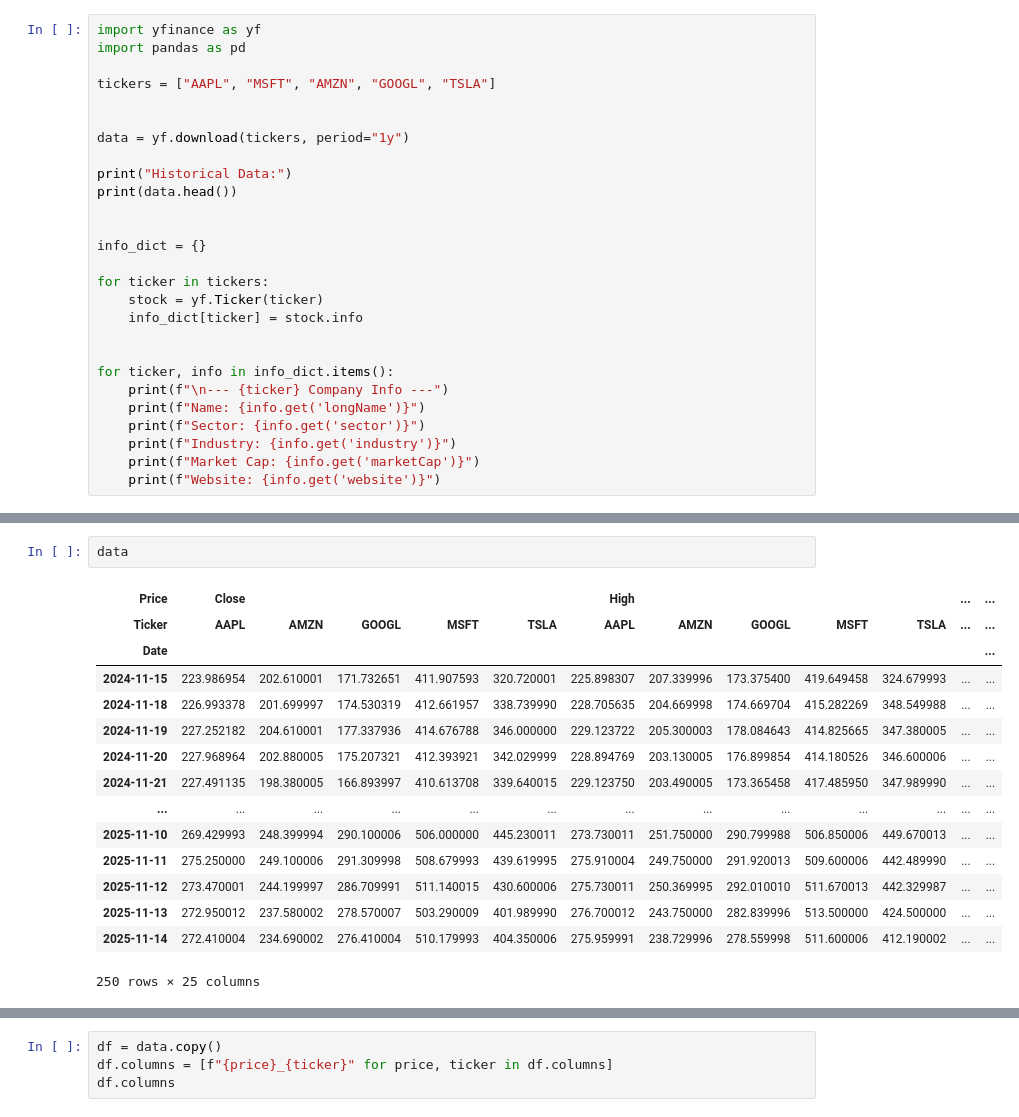
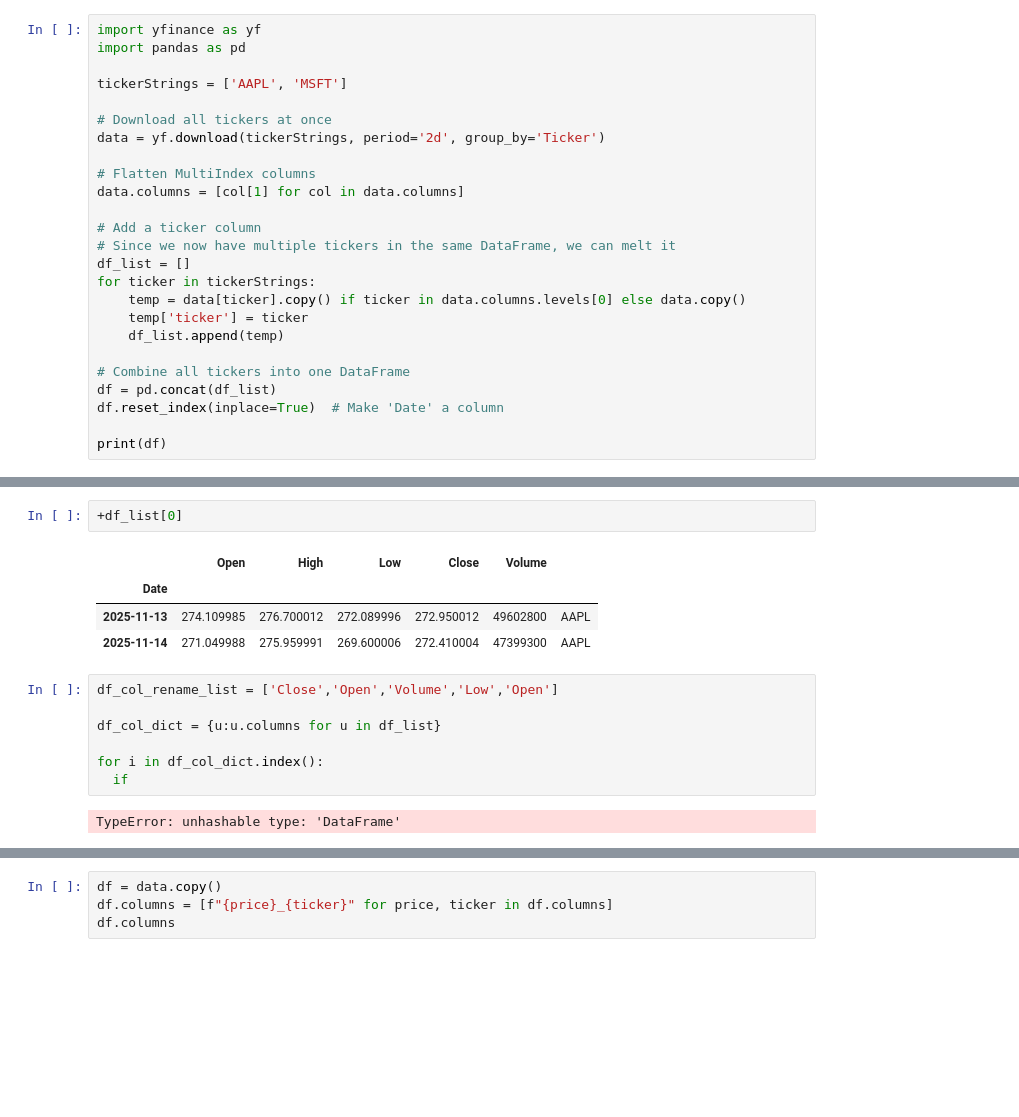
Before and after one commit to ProgrammerRez/Task-04---Stocks-Prediction, a Jupyter notebook: Training/Data_Collection.ipynb, the cells around one changed output, grey strips where cells are left out. Saved outputs shown, nothing was run; the diff lists cells and outputs as text; blank space fills up the shorter version.

```diff
--- a/Training/Data_Collection.ipynb
+++ b/Training/Data_Collection.ipynb
@@ -2,27 +2,25 @@
 import yfinance as yf
 import pandas as pd
 
-tickers = ["AAPL", "MSFT", "AMZN", "GOOGL", "TSLA"]
+tickerStrings = ['AAPL', 'MSFT']
 
+# Download all tickers at once
+data = yf.download(tickerStrings, period='2d', group_by='Ticker')
 
-data = yf.download(tickers, period="1y")
+# Flatten MultiIndex columns
+data.columns = [col[1] for col in data.columns]
 
-print("Historical Data:")
-print(data.head())
+# Add a ticker column
+# Since we now have multiple tickers in the same DataFrame, we can melt it
+df_list = []
+for ticker in tickerStrings:
+    temp = data[ticker].copy() if ticker in data.columns.levels[0] else data.copy()
+    temp['ticker'] = ticker
+    df_list.append(temp)
 
+# Combine all tickers into one DataFrame
+df = pd.concat(df_list)
+df.reset_index(inplace=True)  # Make 'Date' a column
 
-info_dict = {}
-
-for ticker in tickers:
-    stock = yf.Ticker(ticker)
-    info_dict[ticker] = stock.info
-
-
-for ticker, info in info_dict.items():
-    print(f"\n--- {ticker} Company Info ---")
-    print(f"Name: {info.get('longName')}")
-    print(f"Sector: {info.get('sector')}")
-    print(f"Industry: {info.get('industry')}")
-    print(f"Market Cap: {info.get('marketCap')}")
-    print(f"Website: {info.get('website')}")
+print(df)
 # %% [output]
@@ -47,19 +29,17 @@ Website: https://www.tesla.com
 # %%
-data
++df_list[0]
 # %% [output]
-| Price | Close |  |  |  |  | High |  |  |  |  | ... | ... |
-| Ticker | AAPL | AMZN | GOOGL | MSFT | TSLA | AAPL | AMZN | GOOGL | MSFT | TSLA | ... | ... |
-| Date |  |  |  |  |  |  |  |  |  |  |  | ... |
-| 2024-11-15 | 223.986954 | 202.610001 | 171.732651 | 411.907593 | 320.720001 | 225.898307 | 207.339996 | 173.375400 | 419.649458 | 324.679993 | ... | ... |
-| 2024-11-18 | 226.993378 | 201.699997 | 174.530319 | 412.661957 | 338.739990 | 228.705635 | 204.669998 | 174.669704 | 415.282269 | 348.549988 | ... | ... |
-| 2024-11-19 | 227.252182 | 204.610001 | 177.337936 | 414.676788 | 346.000000 | 229.123722 | 205.300003 | 178.084643 | 414.825665 | 347.380005 | ... | ... |
-| 2024-11-20 | 227.968964 | 202.880005 | 175.207321 | 412.393921 | 342.029999 | 228.894769 | 203.130005 | 176.899854 | 414.180526 | 346.600006 | ... | ... |
-| 2024-11-21 | 227.491135 | 198.380005 | 166.893997 | 410.613708 | 339.640015 | 229.123750 | 203.490005 | 173.365458 | 417.485950 | 347.989990 | ... | ... |
-| ... | ... | ... | ... | ... | ... | ... | ... | ... | ... | ... | ... | ... |
-| 2025-11-10 | 269.429993 | 248.399994 | 290.100006 | 506.000000 | 445.230011 | 273.730011 | 251.750000 | 290.799988 | 506.850006 | 449.670013 | ... | ... |
-| 2025-11-11 | 275.250000 | 249.100006 | 291.309998 | 508.679993 | 439.619995 | 275.910004 | 249.750000 | 291.920013 | 509.600006 | 442.489990 | ... | ... |
-| 2025-11-12 | 273.470001 | 244.199997 | 286.709991 | 511.140015 | 430.600006 | 275.730011 | 250.369995 | 292.010010 | 511.670013 | 442.329987 | ... | ... |
-| 2025-11-13 | 272.950012 | 237.580002 | 278.570007 | 503.290009 | 401.989990 | 276.700012 | 243.750000 | 282.839996 | 513.500000 | 424.500000 | ... | ... |
-| 2025-11-14 | 272.410004 | 234.690002 | 276.410004 | 510.179993 | 404.350006 | 275.959991 | 238.729996 | 278.559998 | 511.600006 | 412.190002 | ... | ... |
+|  | Open | High | Low | Close | Volume |  |
+| Date |  |  |  |  |  |  |
+| 2025-11-13 | 274.109985 | 276.700012 | 272.089996 | 272.950012 | 49602800 | AAPL |
+| 2025-11-14 | 271.049988 | 275.959991 | 269.600006 | 272.410004 | 47399300 | AAPL |
-250 rows × 25 columns
+# %%
+df_col_rename_list = ['Close','Open','Volume','Low','Open']
+
+df_col_dict = {u:u.columns for u in df_list}
+
+for i in df_col_dict.index():
+  if
+# %% [output]
+TypeError: unhashable type: 'DataFrame'
 # %%
```
Also changed, not shown: parts of 2 cells of this notebook.
